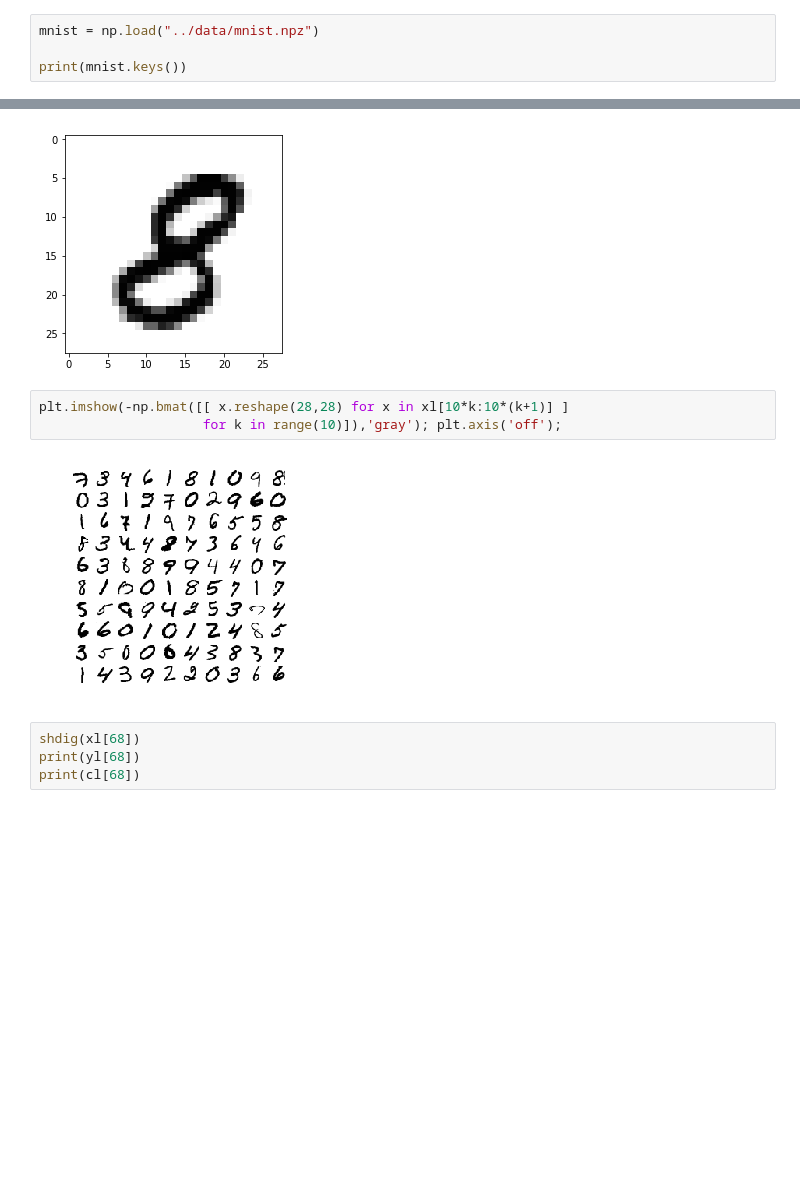
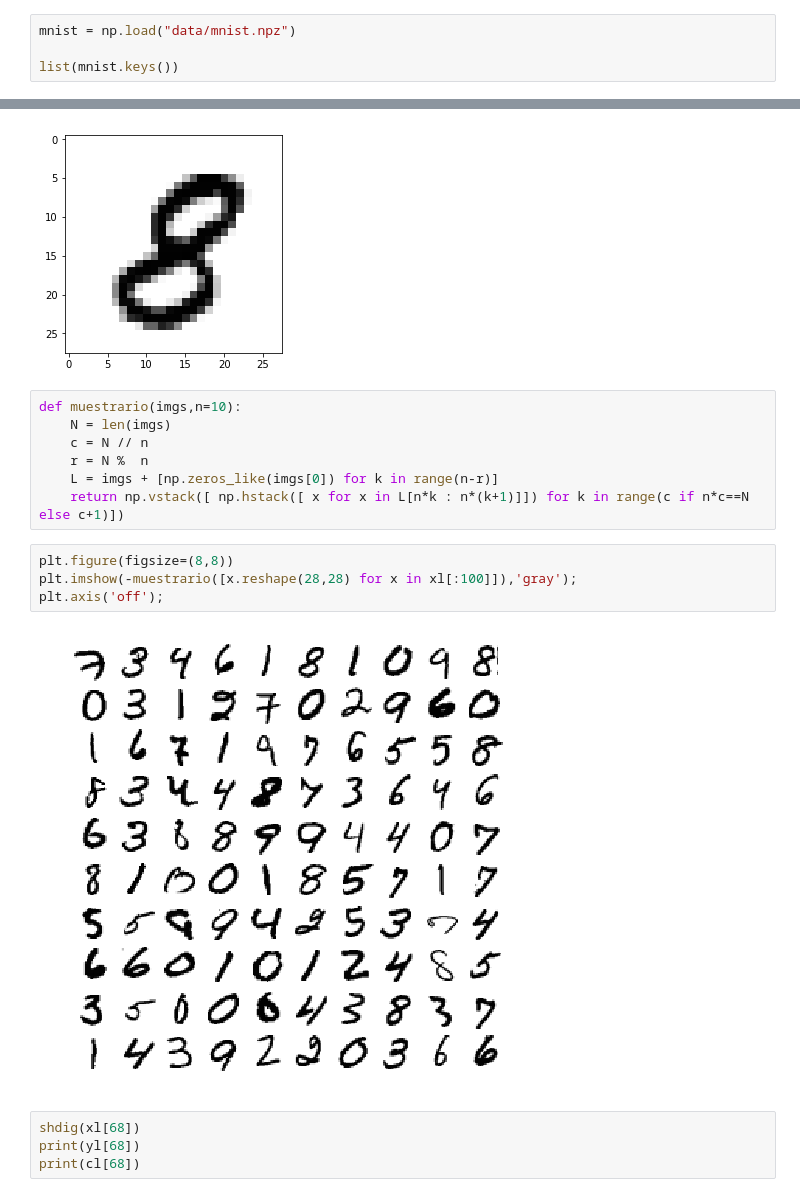
Before and after one commit to albertoruiz/umucv, a Jupyter notebook: notebooks/machine-learning.ipynb, the cells around one changed output, grey strips where cells are left out. Drawn from its saved outputs; the diff is of its cells as text; blank space fills up the shorter version.

```diff
--- a/notebooks/machine-learning.ipynb
+++ b/notebooks/machine-learning.ipynb
@@ -90,9 +90,9 @@ import matplotlib.pyplot as plt
 import numpy             as np
 import numpy.linalg      as la
 # %%
-mnist = np.load("../data/mnist.npz")
+mnist = np.load("data/mnist.npz")
 
-print(mnist.keys())
+list(mnist.keys())
 # %% [output]
 ['yl', 'yt', 'xl', 'xt']
 # %%
@@ -114,11 +114,19 @@ def shdig(v):
 shdig(xl[5])
 # %% [output]
 [figure]
+# %%
+def muestrario(imgs,n=10):
+    N = len(imgs)
+    c = N // n
+    r = N %  n
+    L = imgs + [np.zeros_like(imgs[0]) for k in range(n-r)]
+    return np.vstack([ np.hstack([ x for x in L[n*k : n*(k+1)]]) for k in range(c if n*c==N else c+1)])
 # %%
-plt.imshow(-np.bmat([[ x.reshape(28,28) for x in xl[10*k:10*(k+1)] ]
-                     for k in range(10)]),'gray'); plt.axis('off');
+plt.figure(figsize=(8,8))
+plt.imshow(-muestrario([x.reshape(28,28) for x in xl[:100]]),'gray');
+plt.axis('off');
 # %% [output]
-[figure, old version]
+[figure, new version]
 # %%
 shdig(xl[68])
 print(yl[68])
```
Also changed, not shown: parts of 121 cells of this notebook, 2 other files.
